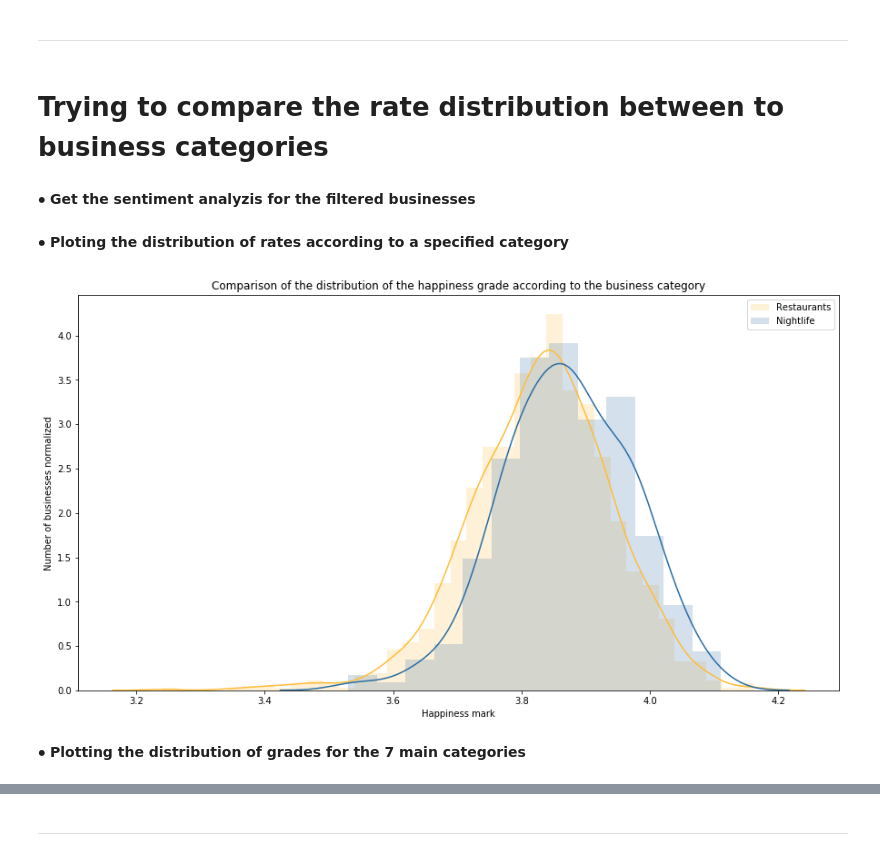
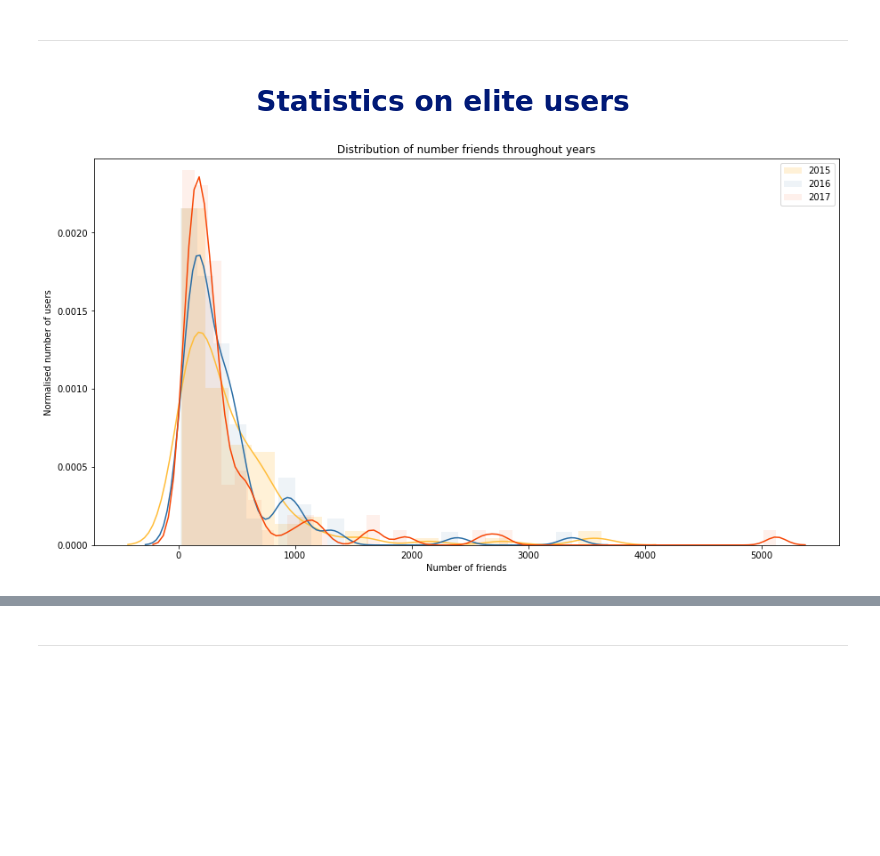
Before and after one commit to JulesBelveze/yelp-dataset-analysis, a Jupyter notebook: FinalProject.ipynb, the cells around one changed output, grey strips where cells are left out. Saved outputs shown, nothing was run; the diff lists cells and outputs as text; code cells hidden in the pictures; blank space fills up the shorter version.

```diff
--- a/FinalProject.ipynb
+++ b/FinalProject.ipynb
@@ -173,20 +173,21 @@ $\bullet$ __Displaying informations about the 100 most well ranked business__
 import operator
 import json
 
+# sorting the dictionnary by grade
 sorted_dic = sorted(dic_rate.items(), key=lambda item: (item[1], item[0]))
 sorted_dic.reverse()
 
+# selecting only the 50 first top businesses
 top_ranked_business = [elt[0] for elt in sorted_dic[:50]]
 
+# creating a dataframe containing the important informations about those businesses
 df_top_ranked_business = df_business[df_business.business_id.isin(top_ranked_business)]
 df_top_ranked_business = df_top_ranked_business.drop(columns=["stars", "longitude", "latitude", "is_open", "business_id", "hours", "neighborhood", "state"])
 df_top_ranked_business = df_top_ranked_business.reset_index(drop=True)
 df_top_ranked_business.loc[:,'rate'] = pd.Series([elt[1] for elt in sorted_dic[:50]], index=df_top_ranked_business.index)
-df_top_ranked_business
 
-top_ranked_business_json = df_top_ranked_business.to_json(orient="index")
-top_ranked_business_json = json.loads(top_ranked_business_json)
-
-
-# with open("top_business.json",'w') as file:
-#     json.dump(top_ranked_business_json, file)
+# writing those informations as a .json file
+with open("top_business.json",'w') as file:
+    top_ranked_business_json = df_top_ranked_business.to_json(orient="index")
+    top_ranked_business_json = json.loads(top_ranked_business_json)
+    json.dump(top_ranked_business_json, file)
@@ -404,6 +478,2 @@ def filterDfByListElement(filteringList, df, column):
 # %% [markdown]
 <hr>
-# %% [markdown]
-# Trying to compare the rate distribution between to business categories
-# %% [markdown]
-$\bullet$ __Get the sentiment analyzis for the filtered businesses__
@@ -434,2 +480,2 @@ dic_filtered_2 = {business_id: dic_rate[business_id] for business_id in list_fil
-# %% [markdown]
-$\bullet$ __Ploting the distribution of rates according to a specified category__
+# %% [markdown]
+<h2 style="color:#001976; font-weight:bold; font-size:2em; text-align: center;"> Statistics on elite users</h2>
@@ -436,22 +524,24 @@ $\bullet$ __Ploting the distribution of rates according to a specified category_
 # %%
 import pandas as pd
 import seaborn as sns
 import matplotlib.pyplot as plt
 from matplotlib import rcParams
+
 rcParams['patch.force_edgecolor'] = False
 rcParams['patch.facecolor'] = 'b'
 
-df1 = pd.DataFrame.from_dict(dic_filtered_1, orient='index')
-df2 = pd.DataFrame.from_dict(dic_filtered_2, orient='index')
+df_15 = pd.DataFrame.from_dict(friend_count[0], orient='index')
+df_16 = pd.DataFrame.from_dict(friend_count[1], orient='index')
+df_17 = pd.DataFrame.from_dict(friend_count[2], orient='index')
 
-sns.distplot(df1, label=categorie1, hist_kws=dict(alpha=.2), color="#FFBD39");
-sns.distplot(df2, label=categorie2, hist_kws=dict(alpha=.2), color="#296DA5");
-plt.title("Comparison of the distribution of the happiness grade according to the business category");
-plt.xlabel("Happiness mark");
-plt.ylabel("Number of businesses normalized");
+sns.distplot(df_15, label='2015', hist_kws=dict(alpha=.08), color="#FFBD39");
+sns.distplot(df_16, label='2016', hist_kws=dict(alpha=.08), color="#296DA5");
+sns.distplot(df_17, label='2017', hist_kws=dict(alpha=.08), color="#f74504");
+
+plt.title("Distribution of number friends throughout years");
+plt.xlabel("Number of friends");
+plt.ylabel("Normalised number of users");
 plt.legend();
-# plt.savefig("Website/%s_%s.png" %(categorie1, categorie2))
+plt.savefig("Website/user_friends_distribution.png")
 # %% [output]
-[figure, old version]
+[figure, new version]
-# %% [markdown]
-$\bullet$ __Plotting the distribution of grades for the 7 main categories__
```
Also changed, not shown: parts of 109 cells of this notebook, 5 other files.
